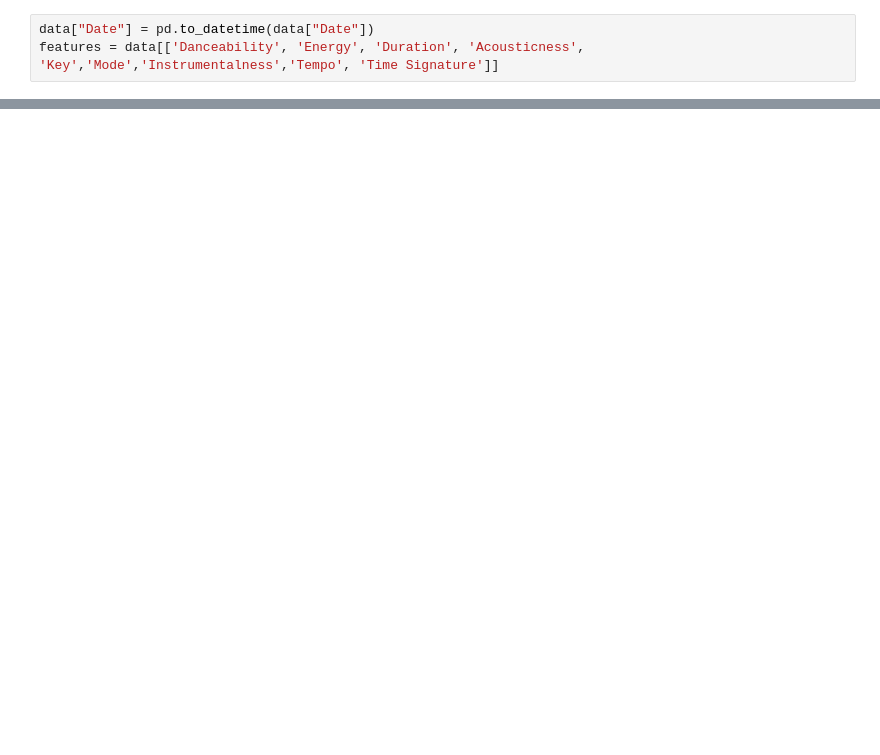
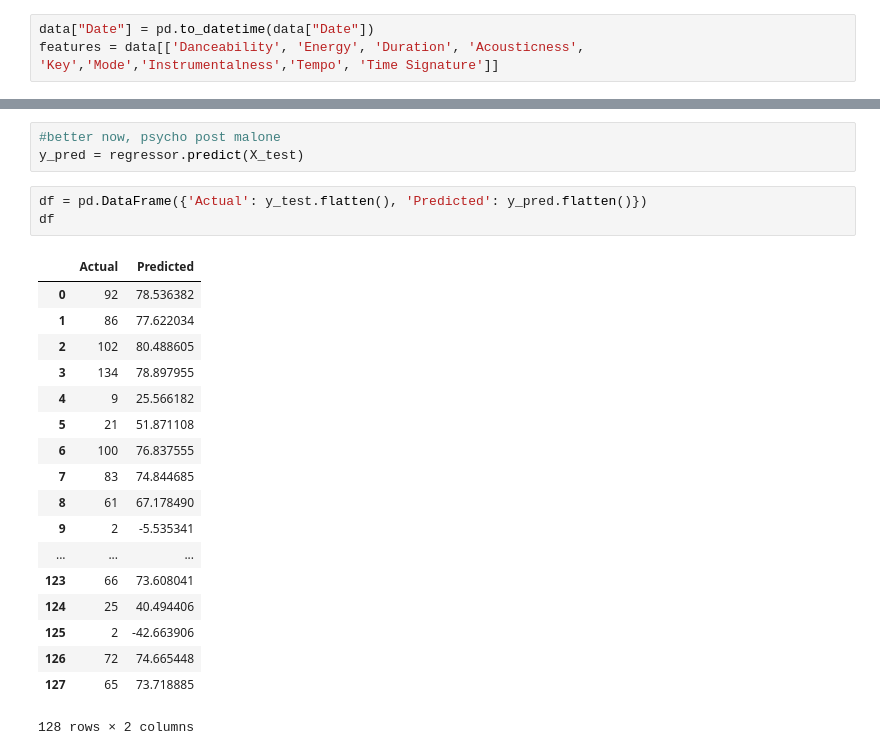
Before and after one commit to suneric98/Crescendo, a Jupyter notebook: data/exploration-linear_regression2.ipynb, the cells around one changed output, grey strips where cells are left out. Drawn from its saved outputs; the diff is of its cells as text; blank space fills up the shorter version.

```diff
--- a/data/exploration-linear_regression2.ipynb
+++ b/data/exploration-linear_regression2.ipynb
@@ -153,0 +140,25 @@ y=likeitdata[['Rank']]
+# %%
+#better now, psycho post malone
+y_pred = regressor.predict(X_test)
+# %%
+df = pd.DataFrame({'Actual': y_test.flatten(), 'Predicted': y_pred.flatten()})
+df
+# %% [output]
+|  | Actual | Predicted |
+| 0 | 92 | 78.536382 |
+| 1 | 86 | 77.622034 |
+| 2 | 102 | 80.488605 |
+| 3 | 134 | 78.897955 |
+| 4 | 9 | 25.566182 |
+| 5 | 21 | 51.871108 |
+| 6 | 100 | 76.837555 |
+| 7 | 83 | 74.844685 |
+| 8 | 61 | 67.178490 |
+| 9 | 2 | -5.535341 |
+| ... | ... | ... |
+| 123 | 66 | 73.608041 |
+| 124 | 25 | 40.494406 |
+| 125 | 2 | -42.663906 |
+| 126 | 72 | 74.665448 |
+| 127 | 65 | 73.718885 |
+128 rows × 2 columns
```
Also changed, not shown: parts of 13 cells of this notebook, 1 other file.
